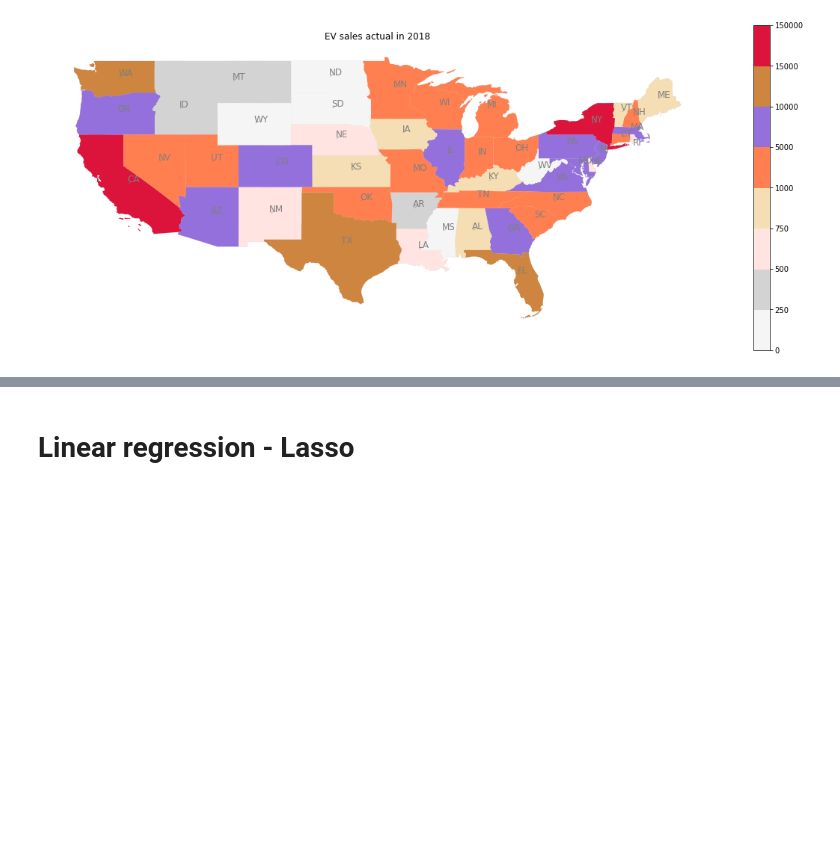
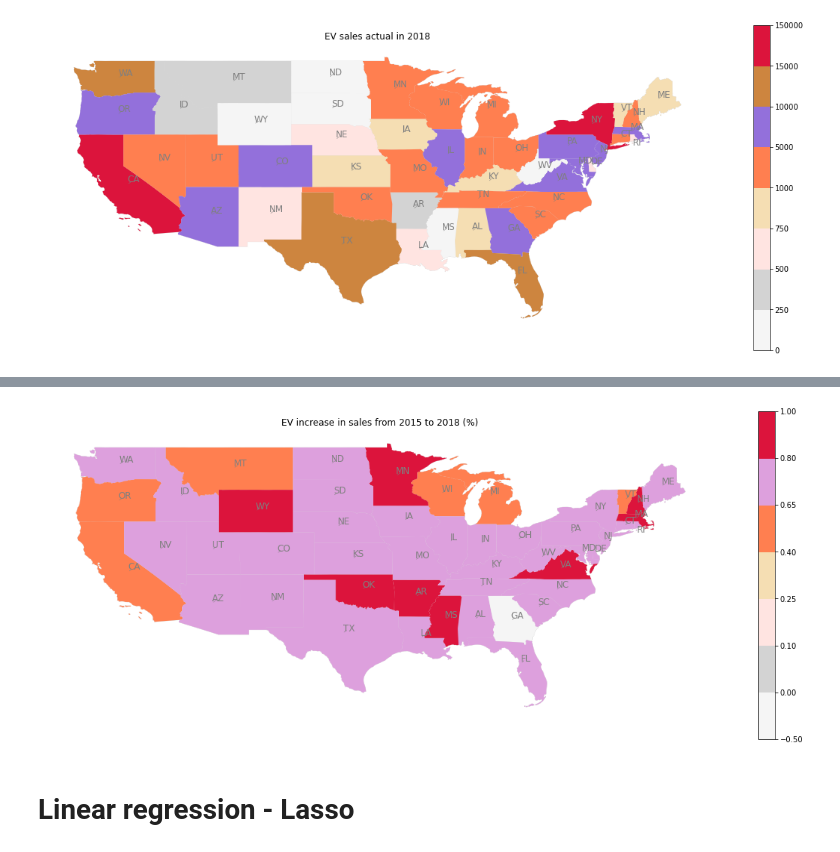
Before and after one commit to Disguiser23/ECE143-project-group11, a Jupyter notebook: data analysis and visualization_girish.ipynb, the cells around one changed output, grey strips where cells are left out. Cells and saved outputs as stored; diff of their text form; code cells hidden in the pictures; blank space fills up the shorter version.

```diff
--- a/data analysis and visualization_girish.ipynb
+++ b/data analysis and visualization_girish.ipynb
@@ -100,9 +100,11 @@ ax.set_title("EV sales actual in 2018")
 None
 # %% [output]
 [figure]
-# %%
-df.rename(columns = {"% Bachelor's degree\nor higher": '%Bachelors degree nor higher'}, inplace = True)
 # %%
 sales_2018 = np.array(df[['EV Sales\n2018']])
 sales_2015 = np.array(df[['EV Sales\n2015']])
 df['percent_Increase_in_sales_2015_2018'] = (sales_2018 - sales_2015)/(sales_2018)
+# %%
+dfPrct = df[["StateAbbreviation","percent_Increase_in_sales_2015_2018"]]
+# %%
+us_states_plot = pd.merge(us_states_plot,dfPrct,on = 'StateAbbreviation')
@@ -109,3 +131,20 @@ df['percent_Increase_in_sales_2015_2018'] = (sales_2018 - sales_2015)/(sales_201
+# %%
+from matplotlib.colors import BoundaryNorm, ListedColormap
+cmap = ListedColormap(["whitesmoke", "lightgrey", "mistyrose", "wheat", "coral", "plum","crimson"])
+bounds = [-0.5,0,0.1,0.25,0.4,0.65,0.8,1]
+norm = BoundaryNorm(bounds, cmap.N)
+texts = []
+ax = us_states_plot.geometry.plot(figsize = (20, 16), color = "whitesmoke", edgecolor = "lightgrey", linewidth = 0.5)
+for x, y, label in zip(us_states_plot_points.geometry.x, us_states_plot_points.geometry.y, us_states_plot_points["STUSPS"]):
+    texts.append(plt.text(x, y, label, color='grey', fontsize = 12))
+aT.adjust_text(texts,color = 'green', force_points=0.3, force_text=1, expand_points=(1,1), expand_text=(1,1),
+               arrowprops=dict(arrowstyle="-", color='grey', lw=0.5))
+us_states_plot.plot(column = 'percent_Increase_in_sales_2015_2018', legend_kwds={'shrink': 0.5}, legend=True, ax=ax, cmap=cmap, norm=norm)
+ax.axis('off')
+ax.set_title("EV increase in sales from 2015 to 2018 (%)")
+None
+# %% [output]
+[figure, added]
 # %% [markdown]
 # Linear regression - Lasso
 # %%
```
Also changed, not shown: parts of 2 cells of this notebook.
